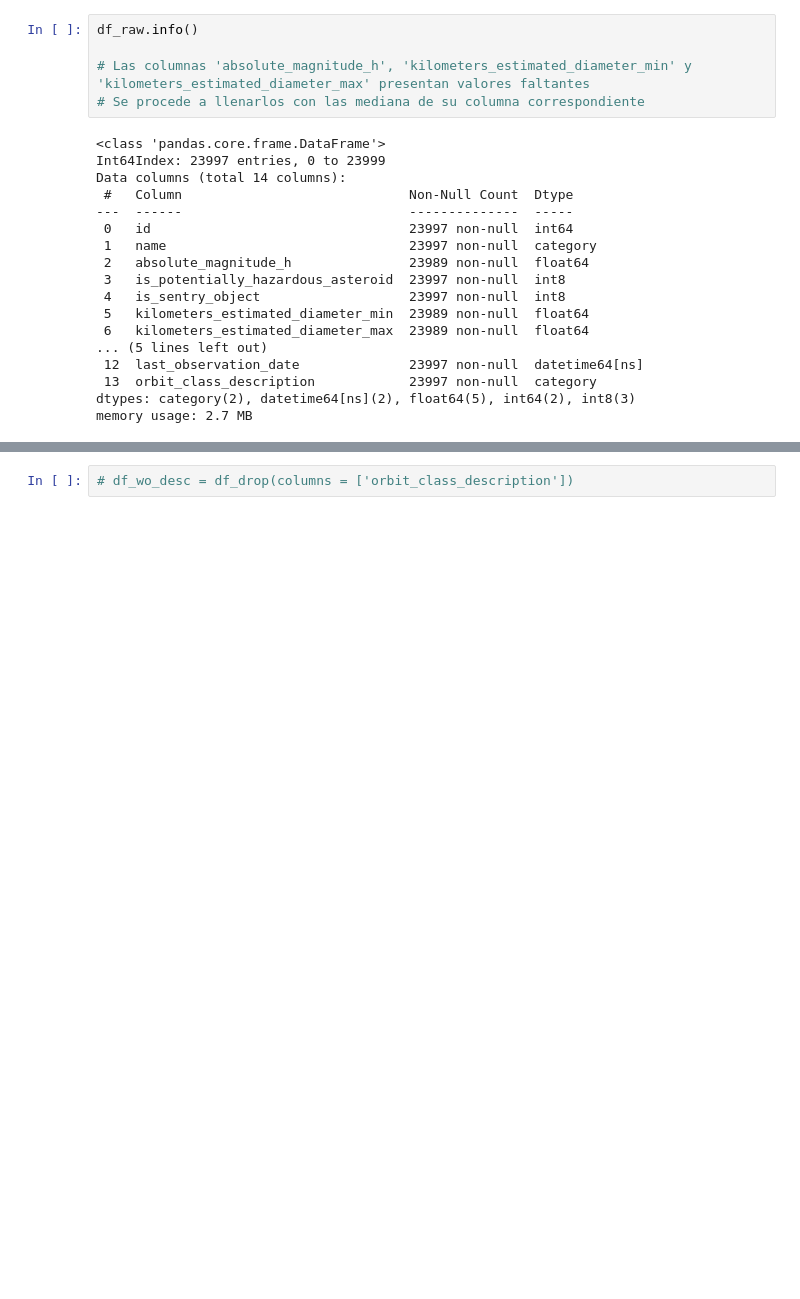
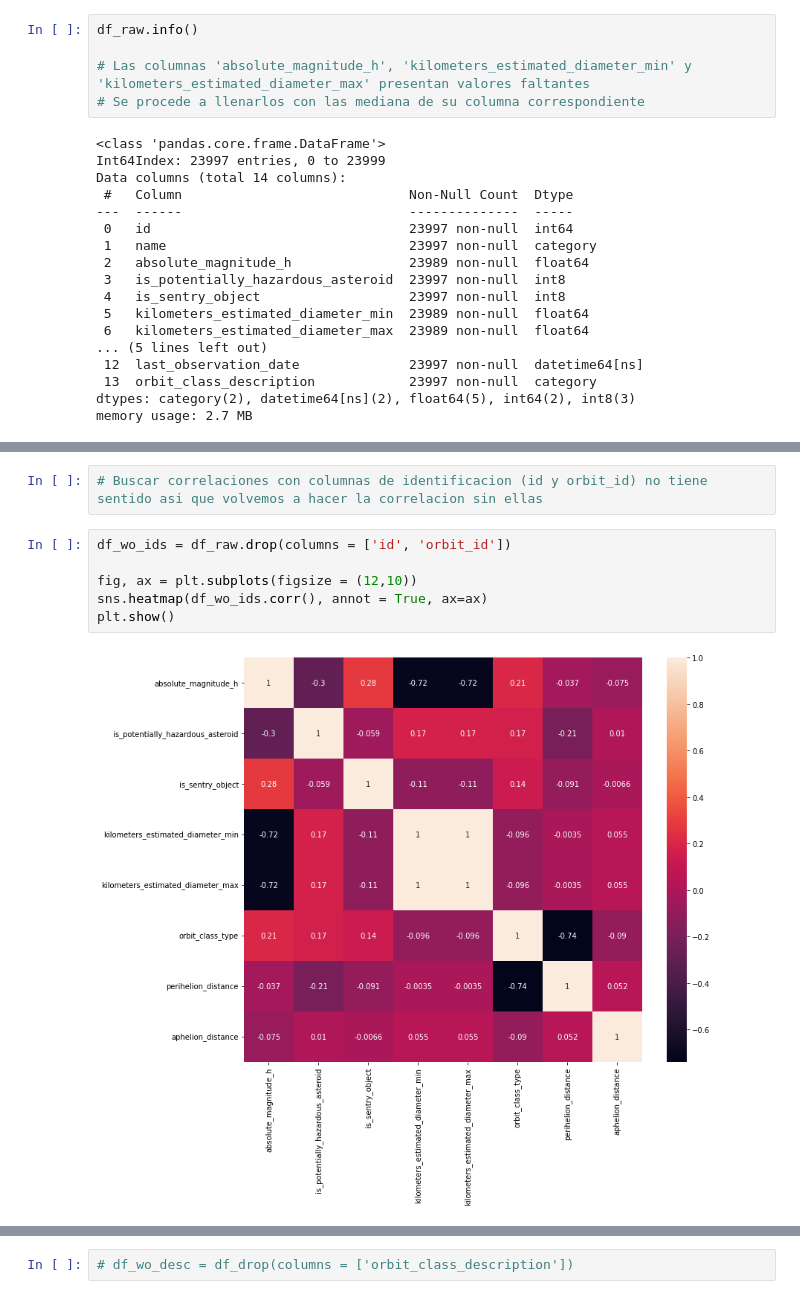
Before and after one commit to lusilve44/Proyecto-Cicada, a Jupyter notebook: src/explore.ipynb, the cells around one changed output, grey strips where cells are left out. Cells and saved outputs as stored; diff of their text form; blank space fills up the shorter version.

```diff
--- a/src/explore.ipynb
+++ b/src/explore.ipynb
@@ -349,0 +454,10 @@ X_train['Age'] = imputer_mean.transform(X_train[['Age']])
+# %%
+# Buscar correlaciones con columnas de identificacion (id y orbit_id) no tiene sentido asi que volvemos a hacer la correlacion sin ellas
+# %%
+df_wo_ids = df_raw.drop(columns = ['id', 'orbit_id'])
+
+fig, ax = plt.subplots(figsize = (12,10))
+sns.heatmap(df_wo_ids.corr(), annot = True, ax=ax)
+plt.show()
+# %% [output]
+[figure, added]
```
Also changed, not shown: parts of 35 cells of this notebook.
